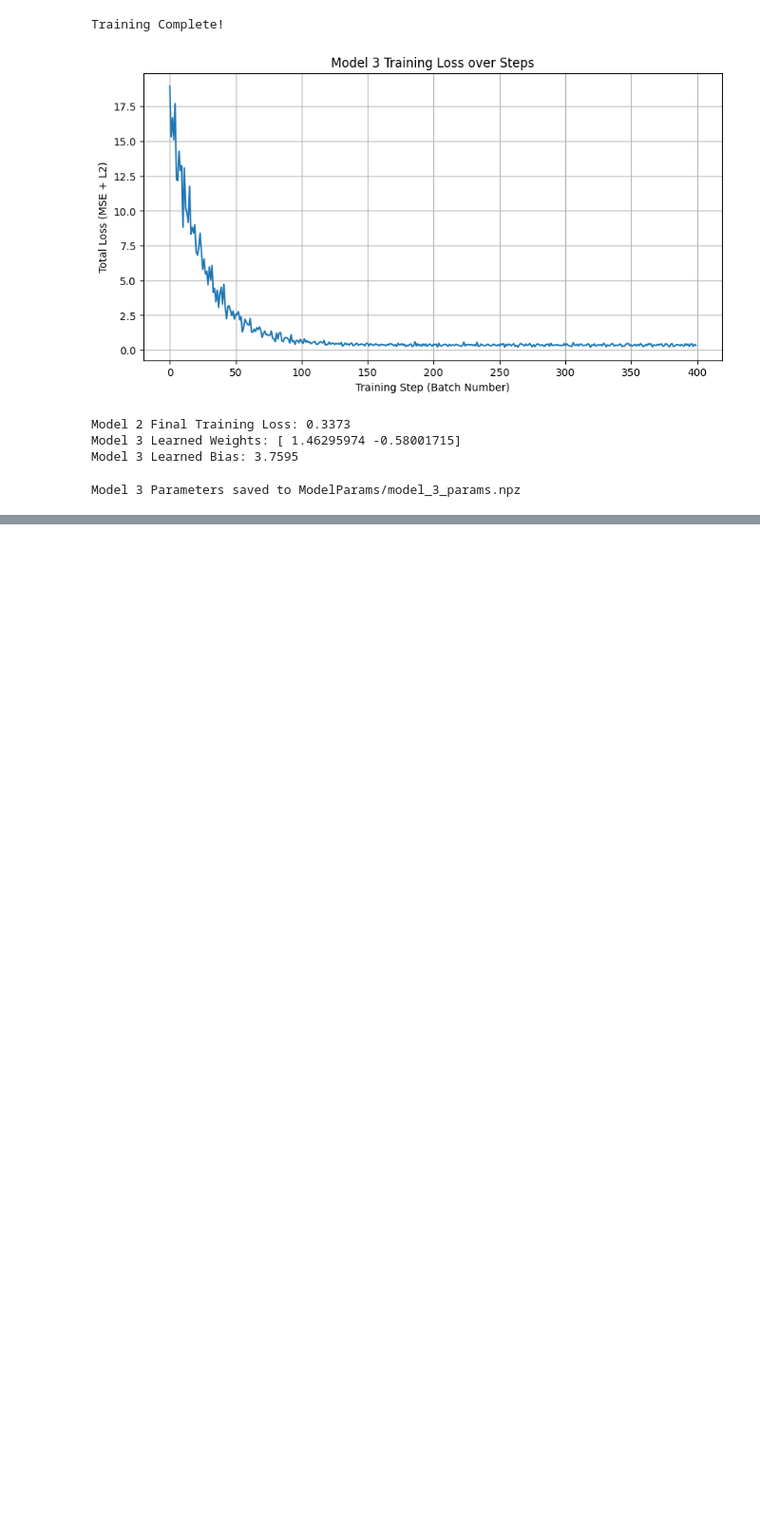
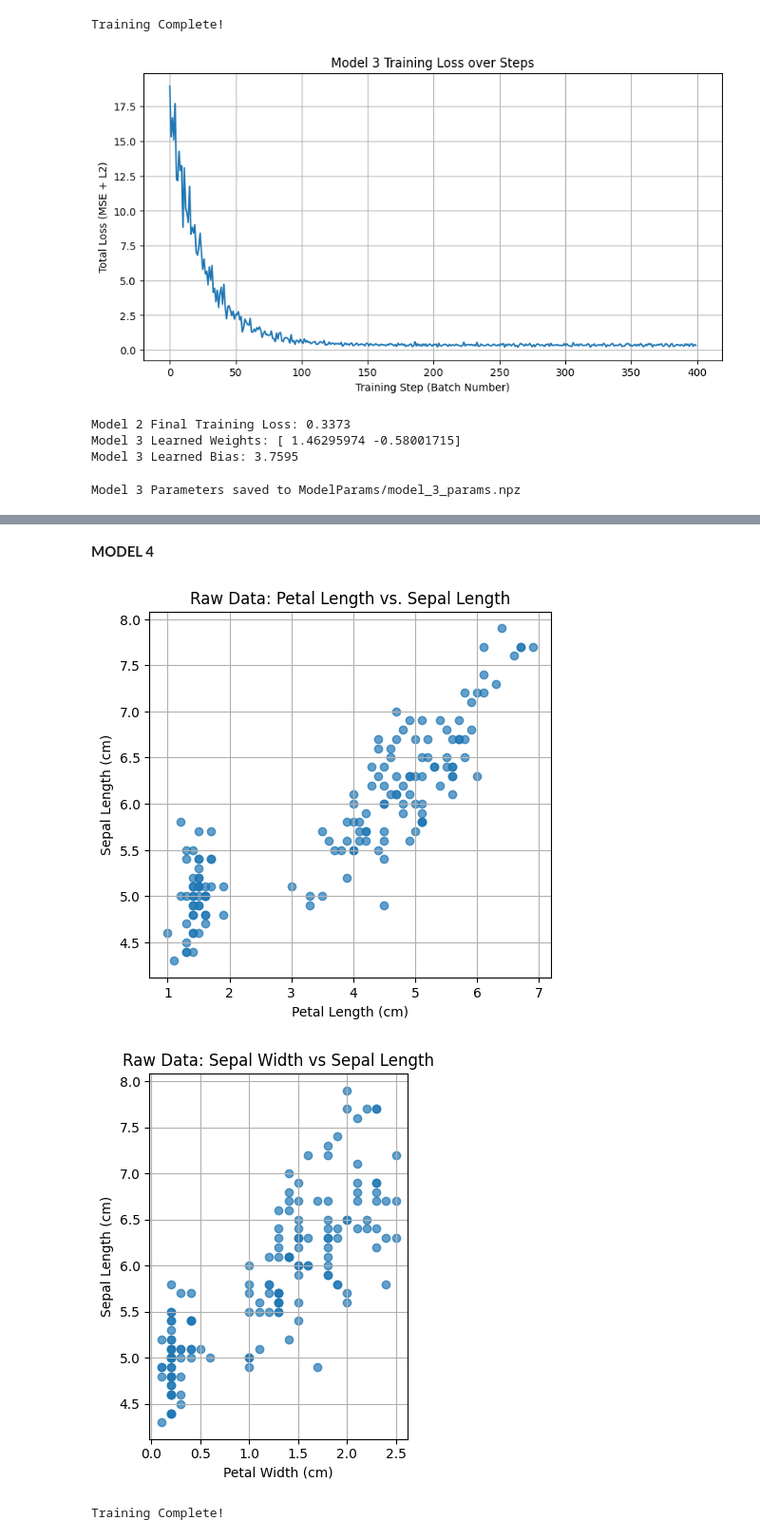
Before and after one commit to Fcorre000/MachineLearningAssignments, a Jupyter notebook: assignment1/regression_tasks.ipynb, the cells around one changed output, grey strips where cells are left out. Shown at 95% size. Drawn from its saved outputs; the diff is of its cells as text; code cells hidden in the pictures; blank space fills up the shorter version.

Commit message:
finished Linear Reg Model 4

```diff
--- a/assignment1/regression_tasks.ipynb
+++ b/assignment1/regression_tasks.ipynb
@@ -305,0 +308,45 @@ print(f"Model 3 Mean Squared Error on Test Set: {test_mse_m3:.4f}")
+# %% [markdown]
+**MODEL 4**
+# %%
+#----Model 4: Predict Sepal Length (feature0) from Petal Length (feature 2) and Petal Width (feature 3) ----
+X_model4 = X[:, 2:4] #input: Petal Length (index 2) and Petal Width (index 3)
+y_model4 = X[:, 0].reshape(-1, 1) #target: Sepal Length (index 0)
+
+#visualize  the raw data points
+plt.figure(figsize=(12,5))
+
+plt.subplot(1,2,1) #1 row, 2 columns, first plot
+plt.scatter(X_model4[:, 0], y_model4, alpha=0.7) #alpha=0.7: Makes the points slightly transparent, which helps visualize density if many points overlap
+plt.title('Raw Data: Petal Length vs. Sepal Length')
+plt.xlabel('Petal Length (cm)')
+plt.ylabel('Sepal Length (cm)')
+plt.grid(True)
+plt.show()
+
+plt.subplot(1,2,2) #1 row, 2 columns, second plot
+plt.scatter(X_model4[:, 1], y_model4, alpha=0.7)
+plt.title('Raw Data: Sepal Width vs Sepal Length')
+plt.xlabel('Petal Width (cm)')
+plt.ylabel('Sepal Length (cm)')
+plt.grid(True)
+
+plt.tight_layout()#adjusts subplot params for a tight layout
+plt.show()
+
+#split into training (90%) and testing (10%) sets
+X_train_m4, X_test_m4, y_train_m4, y_test_m4 = train_test_split(X_model4, y_model4, test_size = 0.1, random_state=42)
+
+#scale the features
+scaler_m4 = StandardScaler()
+X_train_scaled_m4 = scaler_m4.fit_transform(X_train_m4)
+X_test_scaled_m4 = scaler_m4.transform(X_test_m4)
+
+#instantiate & train model
+model_4 = LinearRegression(max_epochs= 200, patience= 5)
+model_4.fit(X_train_scaled_m4, y_train_m4, learning_rate= 0.01)
+
+print("Training Complete!")
+# %% [output]
+[figure, added]
+[figure, added]
+Training Complete!
```
Also changed, not shown: parts of 5 cells of this notebook, 1 other file.
